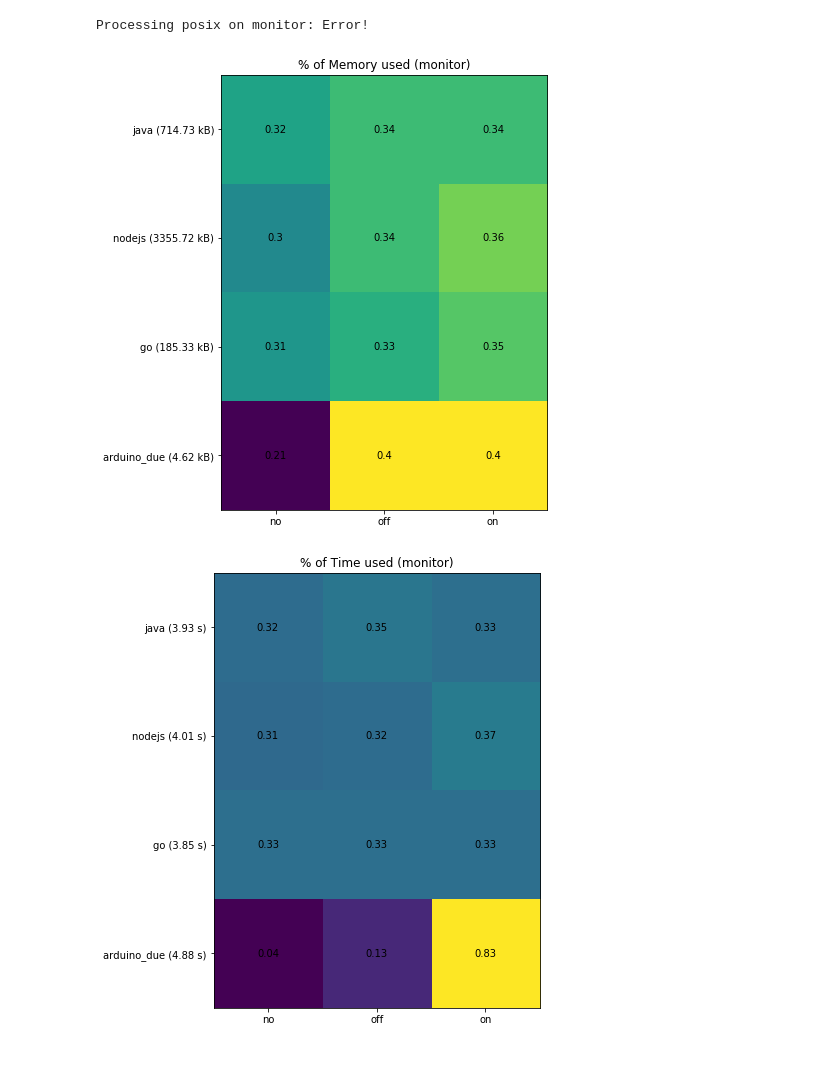
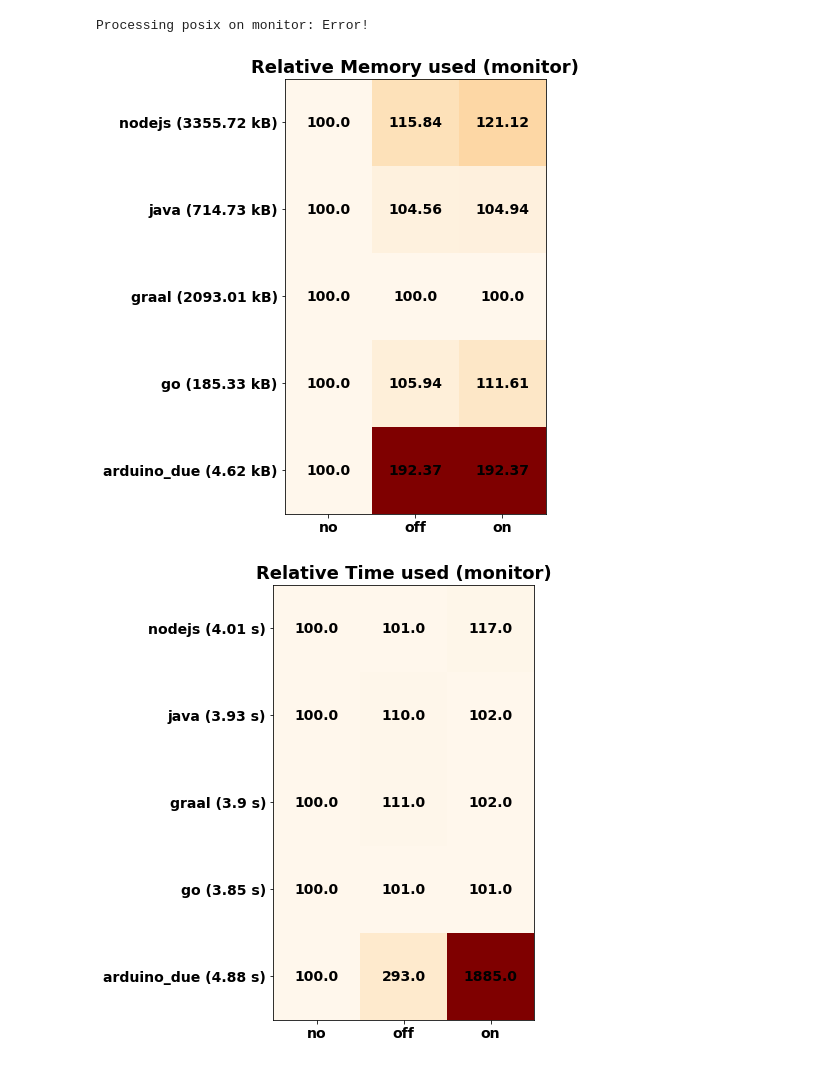
Before and after one commit to brice-morin/thingml-logs-xp, a Jupyter notebook: src/main/jupyter/performances.ipynb, the cells around one changed output. Saved outputs shown, nothing was run; the diff lists cells and outputs as text; code cells hidden in the pictures.

Commit message:
improve jupyter scripts to make processing more robust and figures clearer

```diff
--- a/src/main/jupyter/performances.ipynb
+++ b/src/main/jupyter/performances.ipynb
@@ -6,7 +6,7 @@ import re
 from IPython.display import HTML, display
 import matplotlib.pyplot as plt
 # %%
-languages = ['java', 'nodejs', 'go', 'posix', 'arduino_due']
+languages = ['nodejs', 'java', 'graal', 'go', 'posix', 'arduino_due']
 log_modes = ['monitor', 'monitor-bin']
 modes = ['no', 'off', 'on']
 fig_counter = 0
@@ -27,7 +27,7 @@ def loadMemory(filename, language):
             break
         #if language == 'go':
         #    line = line[20:]
-        if line.startswith('>usedMem:'):
+        if '>usedMem:' in line:
             mem = int(line[1:].strip().split(':')[1:][0])
             yield mem
 
@@ -37,9 +37,9 @@ def loadTotalTime(filename):
         line = file.readline()
         if not line:
             break
-        if line.startswith('>done in '):
-            time = line[9:-4].strip()
-            return int(time)
+        if '>done in ' in line:
+            time = int(line.split('>')[1][8:-4])
+            return time
 # %%
 def allData(language, mode, log_mode):
     all_mem = []
@@ -160,45 +155,45 @@ for log_mode in log_modes:
         hasError = False
         try:
             mem, t = mem_t_by_language(language, log_mode)
-            all_t.append(np.round(np.array(t)/np.sum(t),2))
-            all_mem.append(np.round(np.array(mem)/np.sum(mem),2))
+            all_t.append(np.round(np.array(t)/t[0]*100,0))
+            all_mem.append(np.round(np.array(mem)/mem[0]*100,2))
         except TypeError:
             print('Processing ' + language + ' ' + mode + ' ' + log_mode + ': Error!')
             hasError = True
         if not hasError:
             valid_lang_mem.append(language + ' (' + str(round(mem[0]/1000,2)) + ' kB)')
             valid_lang_t.append(language + ' (' + str(round(t[0]/1000,2)) + ' s)')
 
 
 #     print(np.array(all_t).shape)
 #     print(np.array(all_t))
 #     print(np.array(all_mem).shape)
 #     print(np.array(all_mem))
 
     fig = plt.figure(fig_counter, figsize=(10,8))
-    plt.imshow(all_mem)
-    plt.xticks(range(0, 3), ('no', 'off', 'on'))
-    plt.yticks(range(0, len(valid_lang_mem)), valid_lang_mem)
+    plt.imshow(all_mem, cmap='OrRd')
+    plt.xticks(range(0, 3), ('no', 'off', 'on'), weight='heavy', fontsize=14)
+    plt.yticks(range(0, len(valid_lang_mem)), valid_lang_mem, weight='heavy', fontsize=14)
     for x_val in range(0, 3):
         for y_val in range(0, len(valid_lang_mem)):
             c = all_mem[y_val][x_val]
-            plt.text(x_val, y_val, c, va='center', ha='center')
-    plt.title('% of Memory used (' + log_mode + ')')
+            plt.text(x_val, y_val, c, va='center', ha='center', weight='heavy', fontsize=14)
+    plt.title('Relative Memory used (' + log_mode + ')', weight='heavy', fontsize=18)
     plt.show()
     fig_counter = fig_counter + 1
 
     fig = plt.figure(fig_counter, figsize=(10,8))
-    plt.imshow(all_t)
-    plt.xticks(range(0, 3), ('no', 'off', 'on'))
-    plt.yticks(range(0, len(valid_lang_t)), valid_lang_t)
+    plt.imshow(all_t, cmap='OrRd')
+    plt.xticks(range(0, 3), ('no', 'off', 'on'), weight='heavy', fontsize=14)
+    plt.yticks(range(0, len(valid_lang_t)), valid_lang_t, weight='heavy', fontsize=14)
     for x_val in range(0, 3):
         for y_val in range(0, len(valid_lang_t)):
             c = all_t[y_val][x_val]
-            plt.text(x_val, y_val, c, va='center', ha='center')
-    plt.title('% of Time used (' + log_mode + ')')
+            plt.text(x_val, y_val, c, va='center', ha='center', weight='heavy', fontsize=14)
+    plt.title('Relative Time used (' + log_mode + ')', weight='heavy', fontsize=18)
     plt.show()
     fig_counter = fig_counter + 1
 # %% [output]
 Processing posix on monitor: Error!
-[figure, old version]
+[figure, new version]
-[figure, old version]
+[figure, new version]
```
Also changed, not shown: parts of 2 cells of this notebook.
